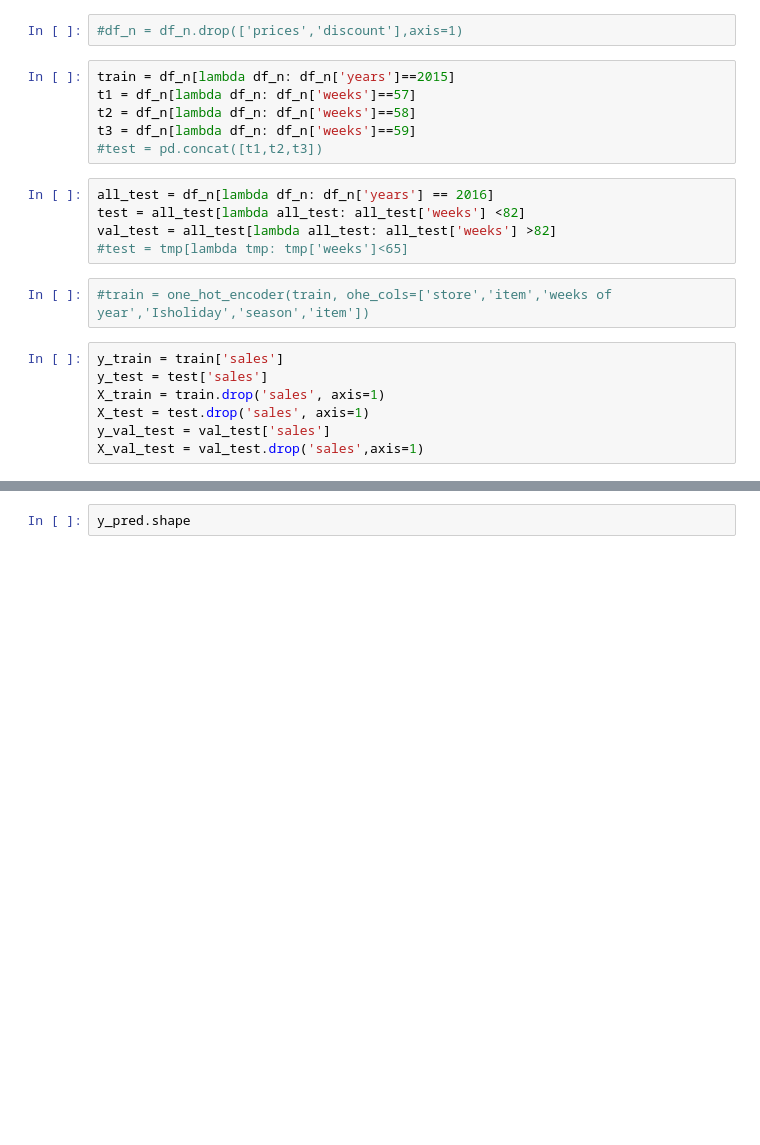
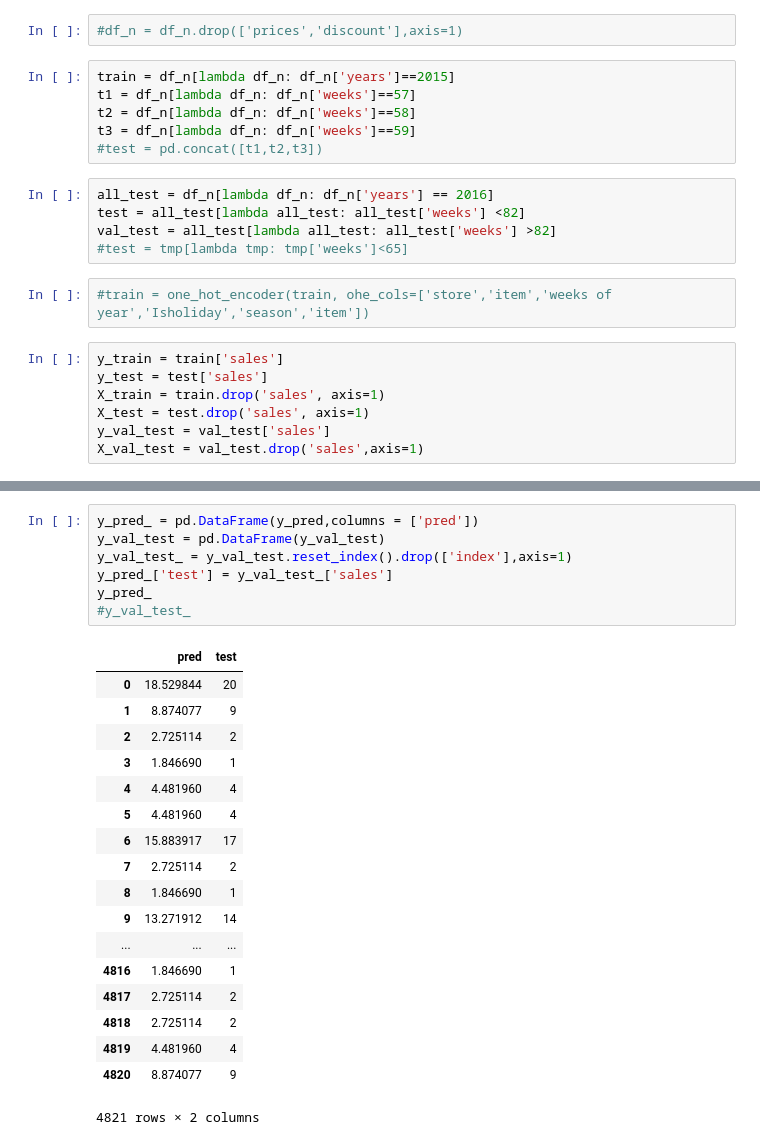
Before and after one commit to finyle/biyesheji, a Jupyter notebook: lgb_2.ipynb, the cells around one changed output, grey strips where cells are left out. Saved outputs shown, nothing was run; the diff lists cells and outputs as text; blank space fills up the shorter version.

```diff
--- a/lgb_2.ipynb
+++ b/lgb_2.ipynb
@@ -154,2 +186,26 @@ print('The R^2 of prediction is:', r2_score(y_val_test, y_pred))
-# %%
-y_pred.shape
+# %%
+y_pred_ = pd.DataFrame(y_pred,columns = ['pred'])
+y_val_test = pd.DataFrame(y_val_test)
+y_val_test_ = y_val_test.reset_index().drop(['index'],axis=1)
+y_pred_['test'] = y_val_test_['sales']
+y_pred_
+#y_val_test_
+# %% [output]
+|  | pred | test |
+| 0 | 18.529844 | 20 |
+| 1 | 8.874077 | 9 |
+| 2 | 2.725114 | 2 |
+| 3 | 1.846690 | 1 |
+| 4 | 4.481960 | 4 |
+| 5 | 4.481960 | 4 |
+| 6 | 15.883917 | 17 |
+| 7 | 2.725114 | 2 |
+| 8 | 1.846690 | 1 |
+| 9 | 13.271912 | 14 |
+| ... | ... | ... |
+| 4816 | 1.846690 | 1 |
+| 4817 | 2.725114 | 2 |
+| 4818 | 2.725114 | 2 |
+| 4819 | 4.481960 | 4 |
+| 4820 | 8.874077 | 9 |
+4821 rows × 2 columns
```
Also changed, not shown: parts of 11 cells of this notebook.
